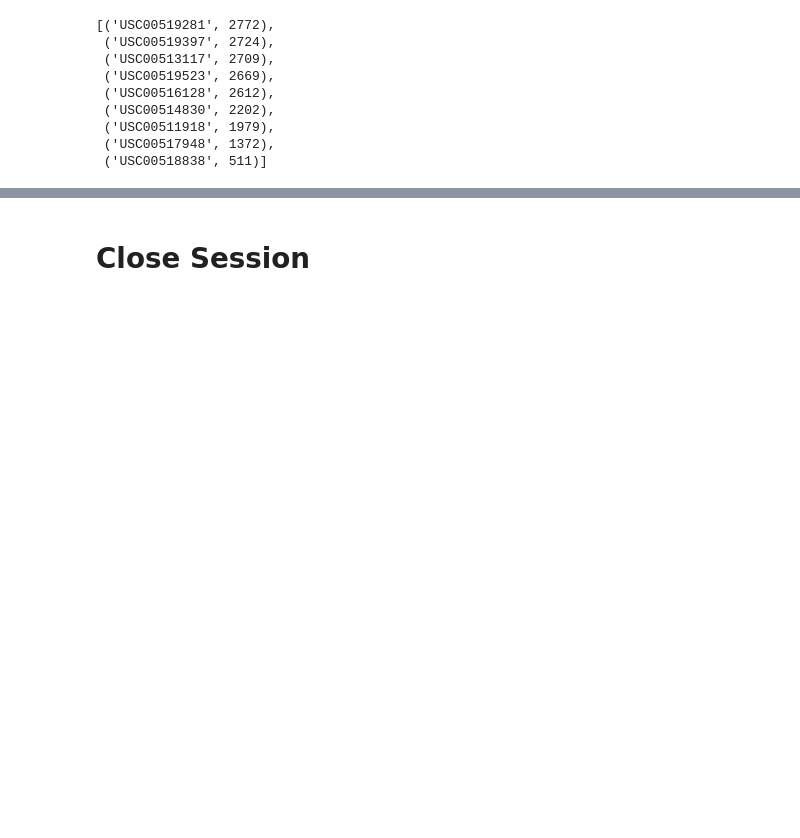
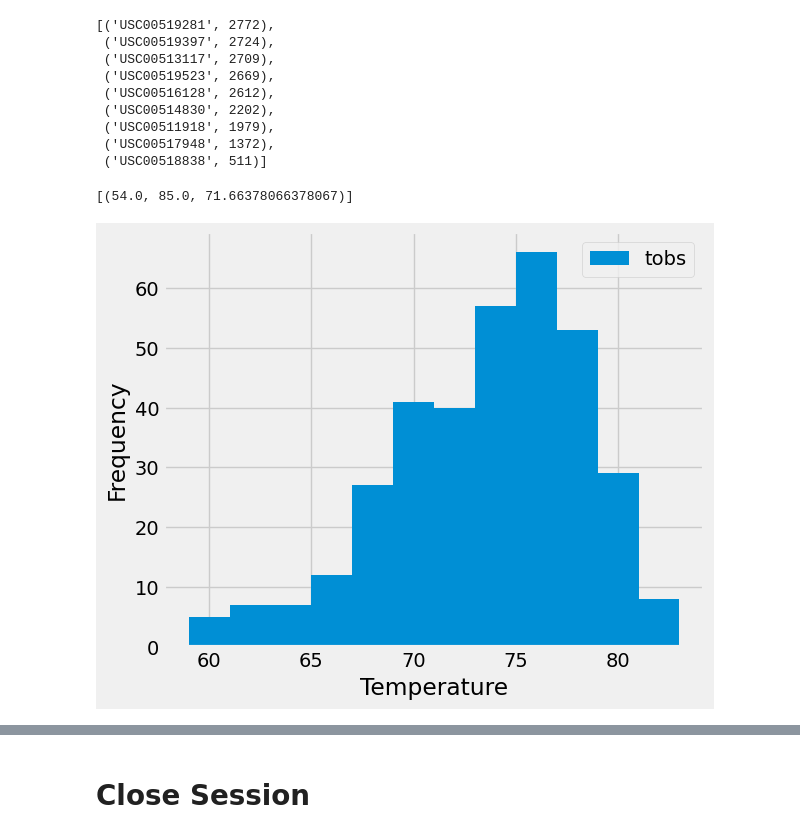
Before and after one commit to ZainabShafi/sqlalchemy-challenge, a Jupyter notebook: ClimateAlchemy_ZSipynb.ipynb, the cells around one changed output, grey strips where cells are left out. Saved outputs shown, nothing was run; the diff lists cells and outputs as text; code cells hidden in the pictures; blank space fills up the shorter version.

```diff
--- a/ClimateAlchemy_ZSipynb.ipynb
+++ b/ClimateAlchemy_ZSipynb.ipynb
@@ -49,10 +49,10 @@ session.query(measurement.date).order_by(measurement.date.desc()).first()
 # Starting from the most recent data point in the database.
 
 # Calculate the date one year from the last date in data set.
-yearb4 = dt.date(2017, 8, 24) - dt.timedelta(days=366)
+year_b4 = dt.date(2017, 8, 24) - dt.timedelta(days=366)
 
 # Perform a query to retrieve the data and precipitation scores
-data = session.query(measurement.date, measurement.prcp).filter(measurement.date >= yearb4).all()
+data = session.query(measurement.date, measurement.prcp).filter(measurement.date >= year_b4).all()
 
 # Save the query results as a Pandas DataFrame. Explicitly set the column names
 prcp_df = pd.DataFrame(data, columns=["date", "precipitation"])
@@ -106,8 +106,21 @@ group_by(station.station).order_by(func.count(measurement.station).desc()).all()
  ('USC00518838', 511)]
 # %%
 # Using the most active station id from the previous query, calculate the lowest, highest, and average temperature.
-#session.query(measurement.statio n== 'USC00519281')
-#func.min, func.max, and func.avg
+
+sel = [func.min(measurement.tobs), func.max(measurement.tobs), func.avg(measurement.tobs)]
+session.query(*sel).filter(measurement.station == "USC00519281").all()
+# %% [output]
+[(54.0, 85.0, 71.66378066378067)]
 # %%
 # Using the most active station id
 # Query the last 12 months of temperature observation data for this station and plot the results as a histogram
+station_data = session.query(measurement.tobs). \
+        filter(measurement.station == "USC00519281").\
+        filter(measurement.date >= year_b4).all()
+station_df = pd.DataFrame(station_data, columns=["tobs"])
+station_df.plot.hist(bins=12)
+plt.tight_layout()
+plt.xlabel("Temperature")
+plt.show();
+# %% [output]
+[figure, added]
```
Also changed, not shown: parts of 1 cell of this notebook, 2 other files.
